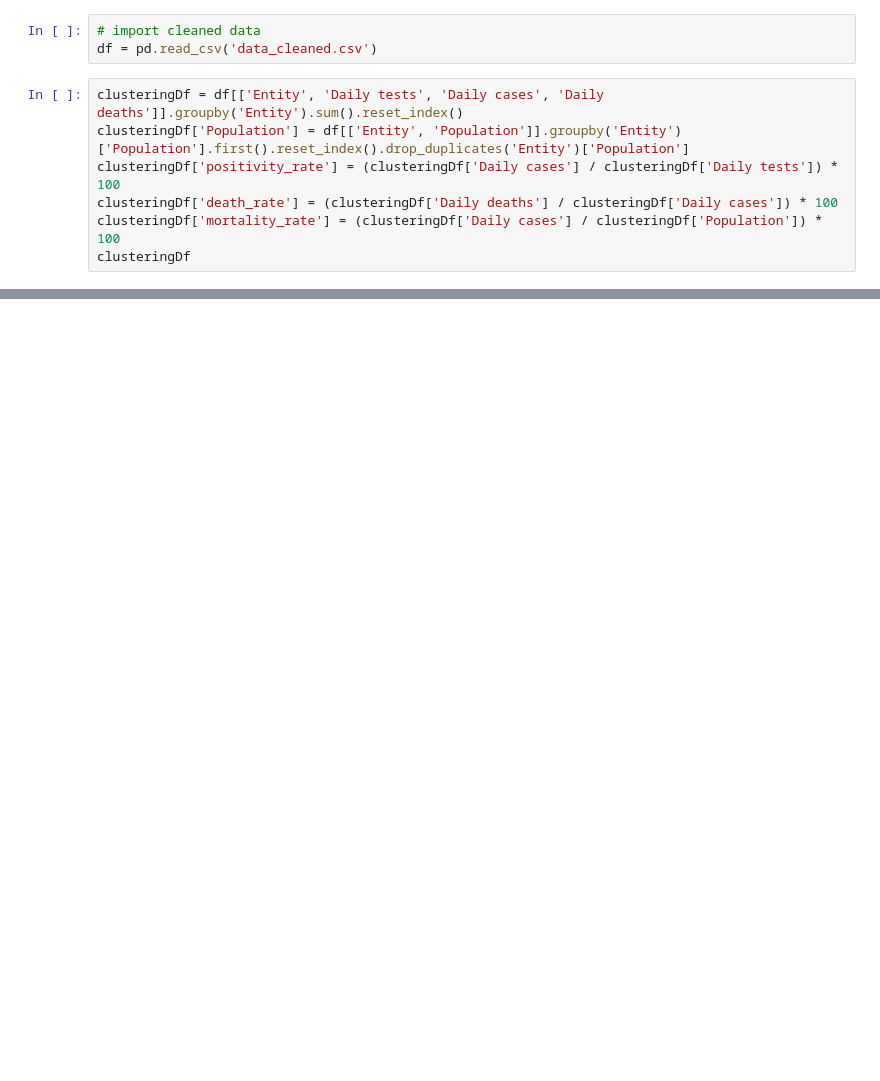
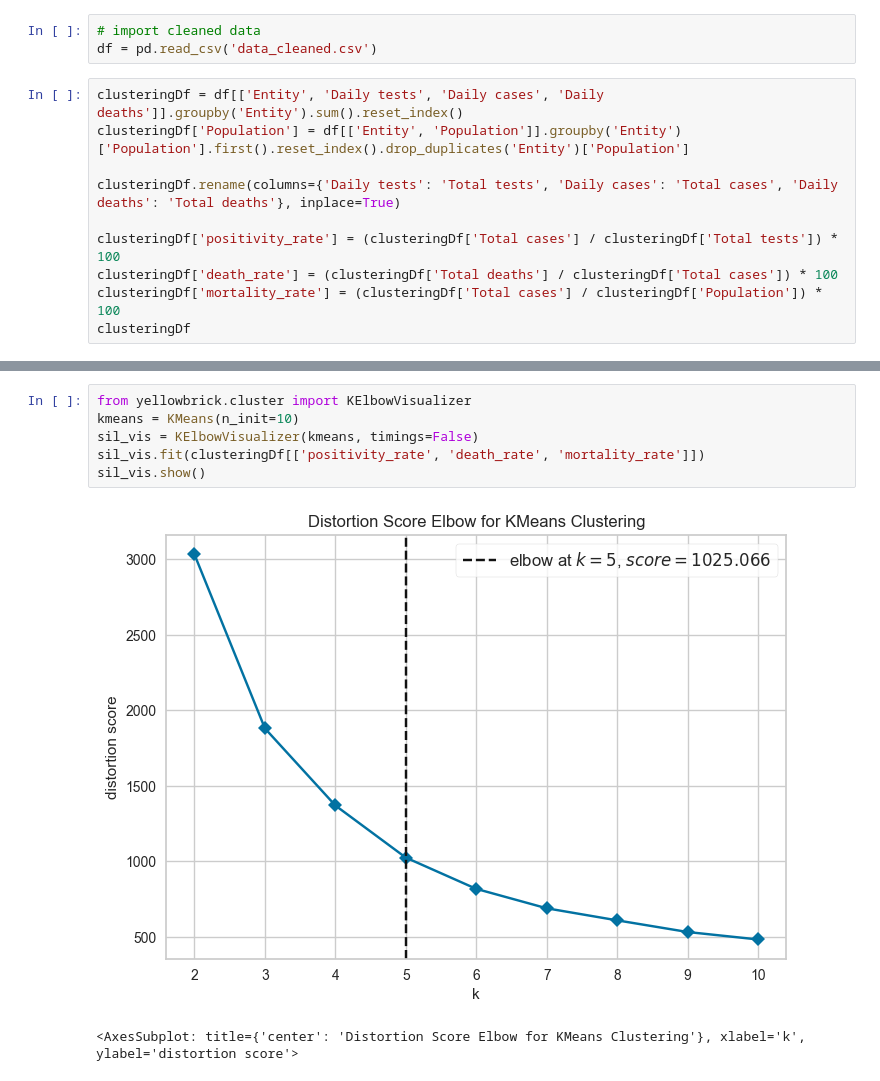
Before and after one commit to eefthymiou/DataMiningProject, a Jupyter notebook: clustering.ipynb, the cells around one changed output, grey strips where cells are left out. Cells and saved outputs as stored; diff of their text form; blank space fills up the shorter version.

```diff
--- a/clustering.ipynb
+++ b/clustering.ipynb
@@ -10,7 +9,10 @@ df = pd.read_csv('data_cleaned.csv')
 # %%
 clusteringDf = df[['Entity', 'Daily tests', 'Daily cases', 'Daily deaths']].groupby('Entity').sum().reset_index()
 clusteringDf['Population'] = df[['Entity', 'Population']].groupby('Entity')['Population'].first().reset_index().drop_duplicates('Entity')['Population']
-clusteringDf['positivity_rate'] = (clusteringDf['Daily cases'] / clusteringDf['Daily tests']) * 100
-clusteringDf['death_rate'] = (clusteringDf['Daily deaths'] / clusteringDf['Daily cases']) * 100
-clusteringDf['mortality_rate'] = (clusteringDf['Daily cases'] / clusteringDf['Population']) * 100
+
+clusteringDf.rename(columns={'Daily tests': 'Total tests', 'Daily cases': 'Total cases', 'Daily deaths': 'Total deaths'}, inplace=True)
+
+clusteringDf['positivity_rate'] = (clusteringDf['Total cases'] / clusteringDf['Total tests']) * 100
+clusteringDf['death_rate'] = (clusteringDf['Total deaths'] / clusteringDf['Total cases']) * 100
+clusteringDf['mortality_rate'] = (clusteringDf['Total cases'] / clusteringDf['Population']) * 100
 clusteringDf
@@ -17 +33,10 @@ clusteringDf
+# %%
+from yellowbrick.cluster import KElbowVisualizer
+kmeans = KMeans(n_init=10)
+sil_vis = KElbowVisualizer(kmeans, timings=False)
+sil_vis.fit(clusteringDf[['positivity_rate', 'death_rate', 'mortality_rate']])
+sil_vis.show()
+# %% [output]
+[figure, added]
+<AxesSubplot: title={'center': 'Distortion Score Elbow for KMeans Clustering'}, xlabel='k', ylabel='distortion score'>
 # %%
```
Also changed, not shown: parts of 6 cells of this notebook, 2 other files.
